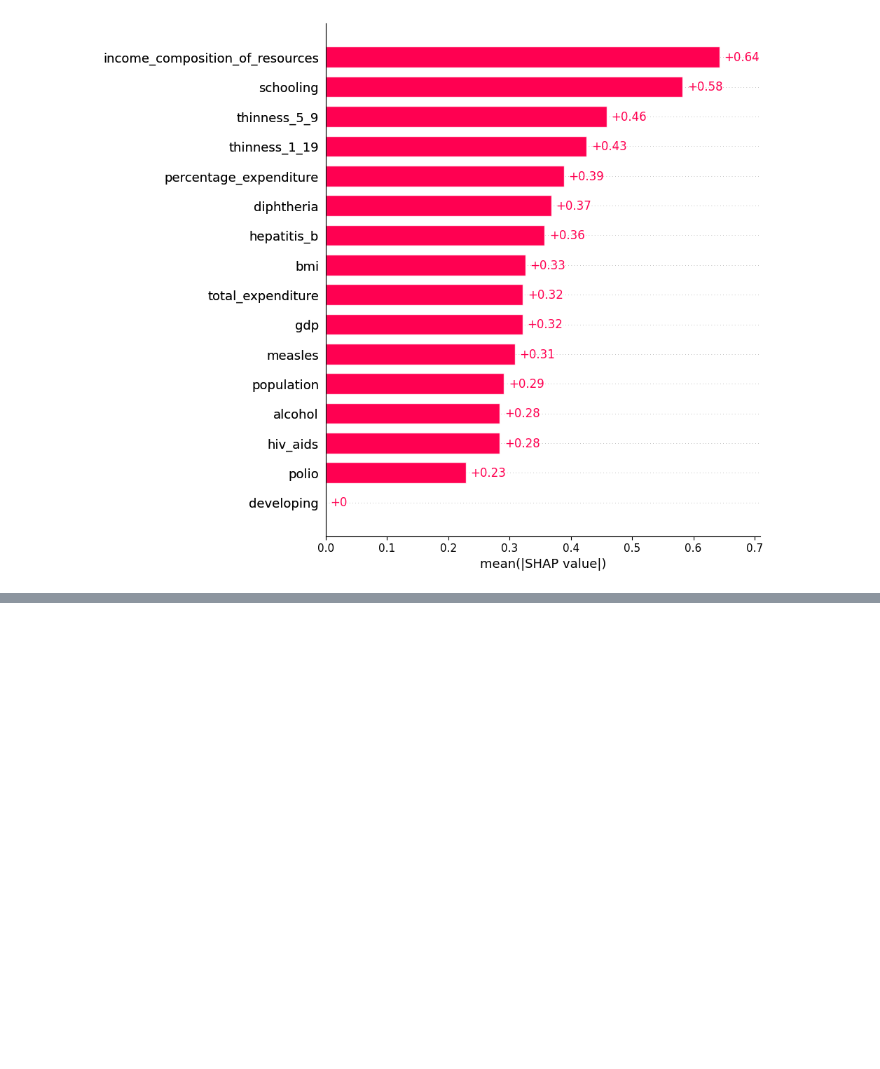
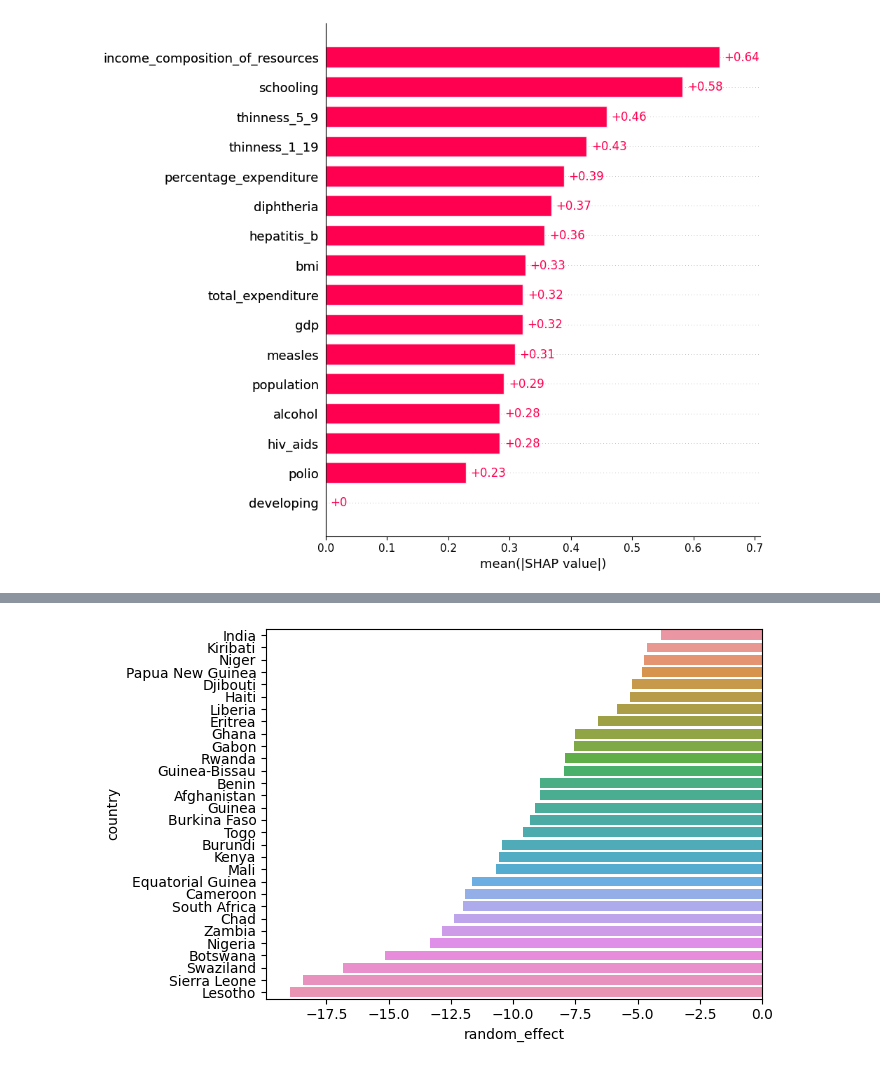
Before and after one commit to AhmetZamanis/PanelLifeExpectancy, a Jupyter notebook: 2.1_GPB.ipynb, the cells around one changed output, grey strips where cells are left out. Drawn from its saved outputs; the diff is of its cells as text; code cells hidden in the pictures; blank space fills up the shorter version.

```diff
--- a/2.1_GPB.ipynb
+++ b/2.1_GPB.ipynb
@@ -285,0 +374,5 @@ _ = sns.barplot(x = random_effects_country, y = random_effects_country.index)
+# %%
+# Countries, bottom 30
+_ = sns.barplot(x = re_country[-30:], y = re_country[-30:].index)
+# %% [output]
+[figure, added]
```
Also changed, not shown: parts of 17 cells of this notebook, 1 other file.
